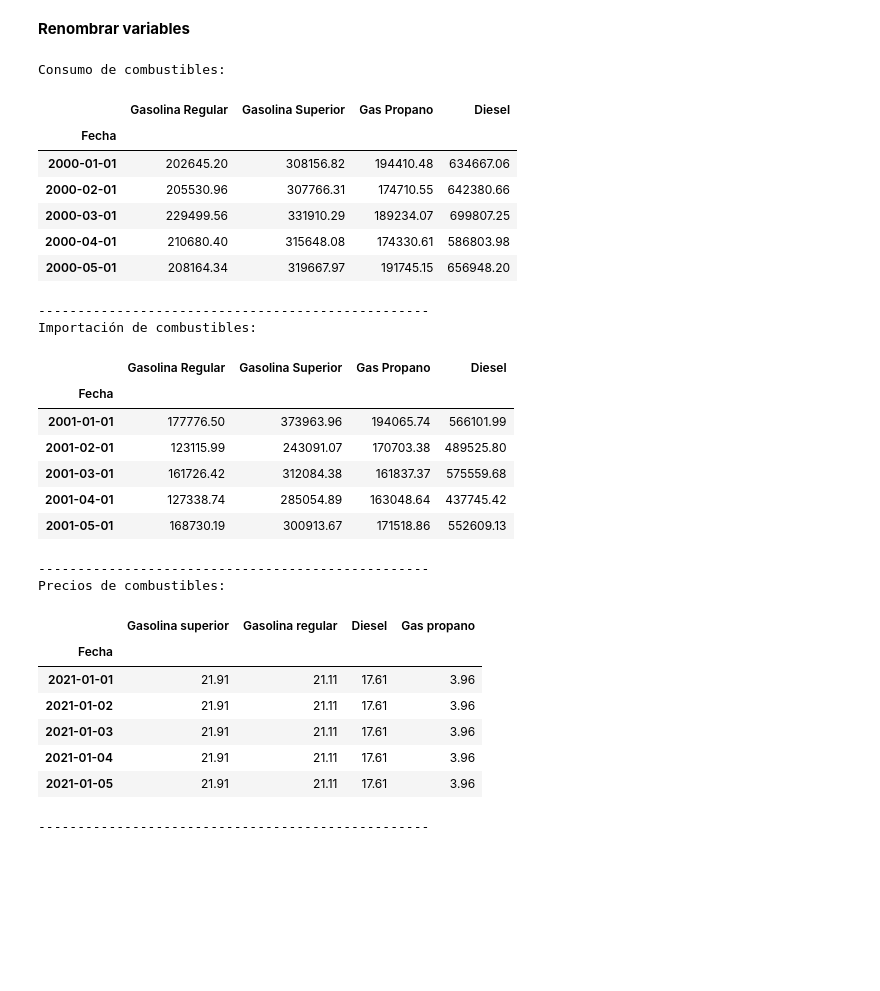
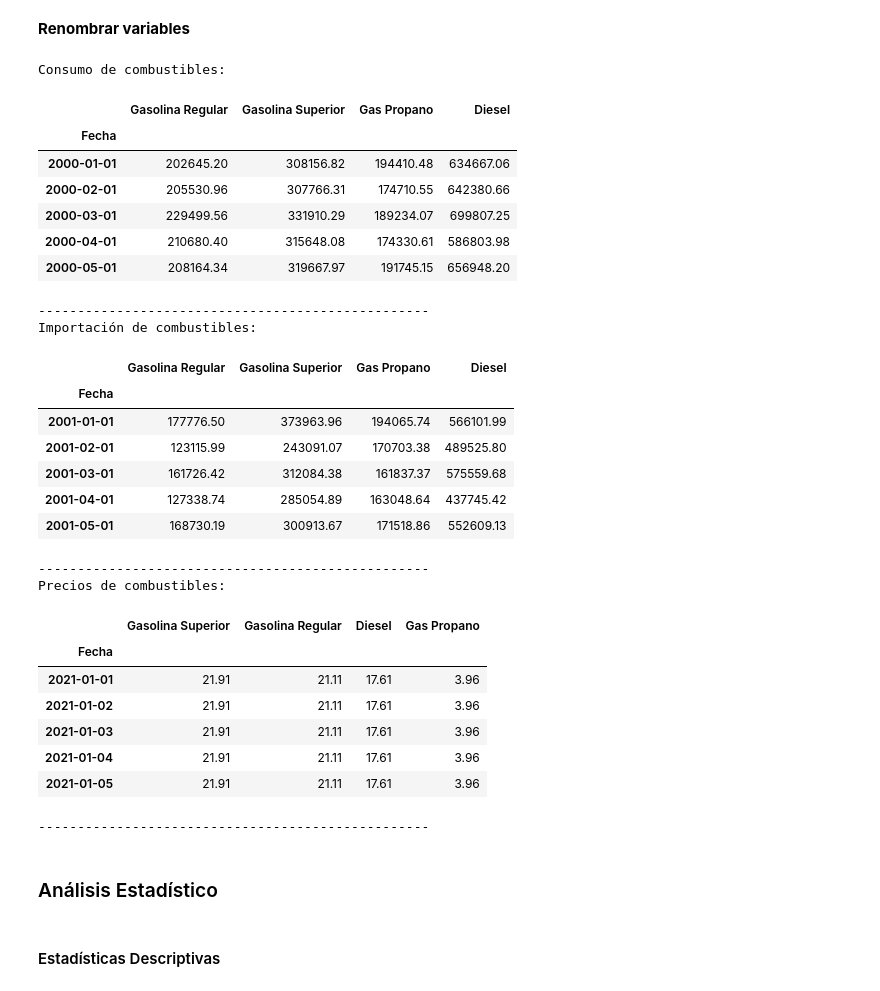
Before and after one commit to JPOrellana/Lab2-DataScience, a Jupyter notebook: lab2_combustibles.ipynb, the cells around one changed output. Drawn from its saved outputs; the diff is of its cells as text; code cells hidden in the pictures; blank space fills up the shorter version.

```diff
--- a/lab2_combustibles.ipynb
+++ b/lab2_combustibles.ipynb
@@ -616,10 +616,10 @@ precios_cols = ['Superior GTQ/GALON', 'Regular GTQ/GALON', 'Diesel GTQ/GALON', '
 precios = precios[precios_cols].copy()
 
 precios.rename(columns={
-    'Superior GTQ/GALON': 'Gasolina superior',
-    'Regular GTQ/GALON': 'Gasolina regular',
+    'Superior GTQ/GALON': 'Gasolina Superior',
+    'Regular GTQ/GALON': 'Gasolina Regular',
     'Diesel GTQ/GALON': 'Diesel',
-    'Glp Cilindro 25Lbs GTQ/LB': 'Gas propano'
+    'Glp Cilindro 25Lbs GTQ/LB': 'Gas Propano'
 }, inplace=True)
 
 # Renombrar columnas en 'consumo_combustibles'
@@ -639,34 +639,34 @@ importaciones.rename(columns={
 # Verificar los resultados
 print("Consumo de combustibles:")
 display(consumos.head())
 print("-" * 50)
 print("Importación de combustibles:")
 display(importaciones.head())
 print("-" * 50)
 print("Precios de combustibles:")
 display(precios.head())
 print("-" * 50)
 # %% [output]
 Consumo de combustibles:
 |  | Gasolina Regular | Gasolina Superior | Gas Propano | Diesel |
 | Fecha |  |  |  |  |
 | 2000-01-01 | 202645.20 | 308156.82 | 194410.48 | 634667.06 |
 | 2000-02-01 | 205530.96 | 307766.31 | 174710.55 | 642380.66 |
 | 2000-03-01 | 229499.56 | 331910.29 | 189234.07 | 699807.25 |
 | 2000-04-01 | 210680.40 | 315648.08 | 174330.61 | 586803.98 |
 | 2000-05-01 | 208164.34 | 319667.97 | 191745.15 | 656948.20 |
 --------------------------------------------------
 Importación de combustibles:
 |  | Gasolina Regular | Gasolina Superior | Gas Propano | Diesel |
 | Fecha |  |  |  |  |
 | 2001-01-01 | 177776.50 | 373963.96 | 194065.74 | 566101.99 |
 | 2001-02-01 | 123115.99 | 243091.07 | 170703.38 | 489525.80 |
 | 2001-03-01 | 161726.42 | 312084.38 | 161837.37 | 575559.68 |
 | 2001-04-01 | 127338.74 | 285054.89 | 163048.64 | 437745.42 |
 | 2001-05-01 | 168730.19 | 300913.67 | 171518.86 | 552609.13 |
 --------------------------------------------------
 Precios de combustibles:
-|  | Gasolina superior | Gasolina regular | Diesel | Gas propano |
+|  | Gasolina Superior | Gasolina Regular | Diesel | Gas Propano |
 | Fecha |  |  |  |  |
 | 2021-01-01 | 21.91 | 21.11 | 17.61 | 3.96 |
 | 2021-01-02 | 21.91 | 21.11 | 17.61 | 3.96 |
@@ -674,3 +674,7 @@ Precios de combustibles:
 | 2021-01-04 | 21.91 | 21.11 | 17.61 | 3.96 |
 | 2021-01-05 | 21.91 | 21.11 | 17.61 | 3.96 |
 --------------------------------------------------
+# %% [markdown]
+### Análisis Estadístico
+# %% [markdown]
+#### Estadísticas Descriptivas
```
Also changed, not shown: parts of 20 cells of this notebook.
